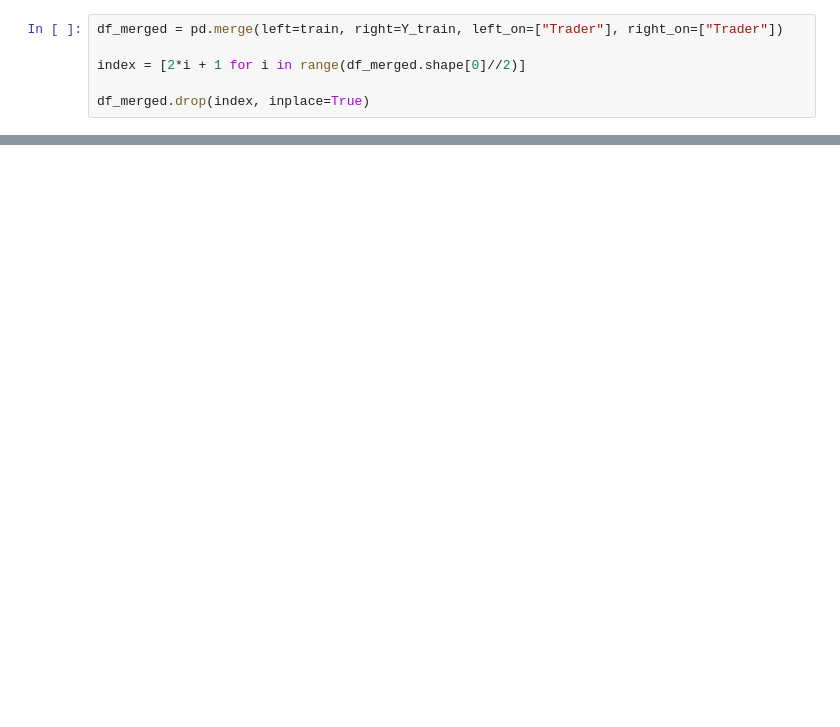
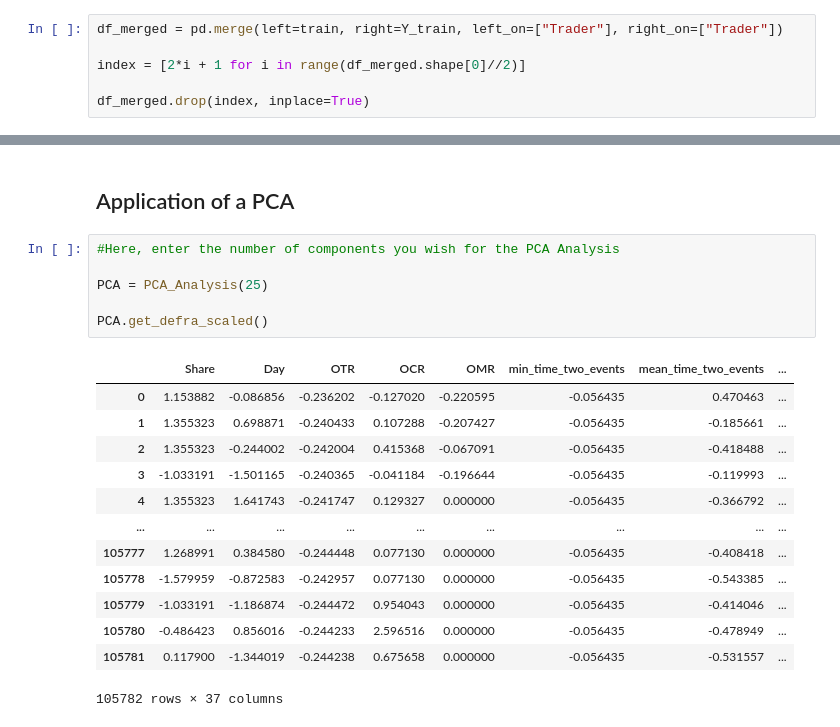
Before and after one commit to HippolyteGuigon/Machine-Learning-II-project, a Jupyter notebook: Version propre.ipynb, the cells around one changed output, grey strips where cells are left out. Drawn from its saved outputs; the diff is of its cells as text; blank space fills up the shorter version.

```diff
--- a/Version propre.ipynb
+++ b/Version propre.ipynb
@@ -67,0 +53,22 @@ XGBClassifier(alpha=6, base_score=0.5, booster='gbtree', colsample_bylevel=1,
+# %% [markdown]
+## Application of a PCA
+# %%
+#Here, enter the number of components you wish for the PCA Analysis
+
+PCA = PCA_Analysis(25)
+
+PCA.get_defra_scaled()
+# %% [output]
+|  | Share | Day | OTR | OCR | OMR | min_time_two_events | mean_time_two_events | ... |
+| 0 | 1.153882 | -0.086856 | -0.236202 | -0.127020 | -0.220595 | -0.056435 | 0.470463 | ... |
+| 1 | 1.355323 | 0.698871 | -0.240433 | 0.107288 | -0.207427 | -0.056435 | -0.185661 | ... |
+| 2 | 1.355323 | -0.244002 | -0.242004 | 0.415368 | -0.067091 | -0.056435 | -0.418488 | ... |
+| 3 | -1.033191 | -1.501165 | -0.240365 | -0.041184 | -0.196644 | -0.056435 | -0.119993 | ... |
+| 4 | 1.355323 | 1.641743 | -0.241747 | 0.129327 | 0.000000 | -0.056435 | -0.366792 | ... |
+| ... | ... | ... | ... | ... | ... | ... | ... | ... |
+| 105777 | 1.268991 | 0.384580 | -0.244448 | 0.077130 | 0.000000 | -0.056435 | -0.408418 | ... |
+| 105778 | -1.579959 | -0.872583 | -0.242957 | 0.077130 | 0.000000 | -0.056435 | -0.543385 | ... |
+| 105779 | -1.033191 | -1.186874 | -0.244472 | 0.954043 | 0.000000 | -0.056435 | -0.414046 | ... |
+| 105780 | -0.486423 | 0.856016 | -0.244233 | 2.596516 | 0.000000 | -0.056435 | -0.478949 | ... |
+| 105781 | 0.117900 | -1.344019 | -0.244238 | 0.675658 | 0.000000 | -0.056435 | -0.531557 | ... |
+105782 rows × 37 columns
```
Also changed, not shown: parts of 14 cells of this notebook, 1 other file.
